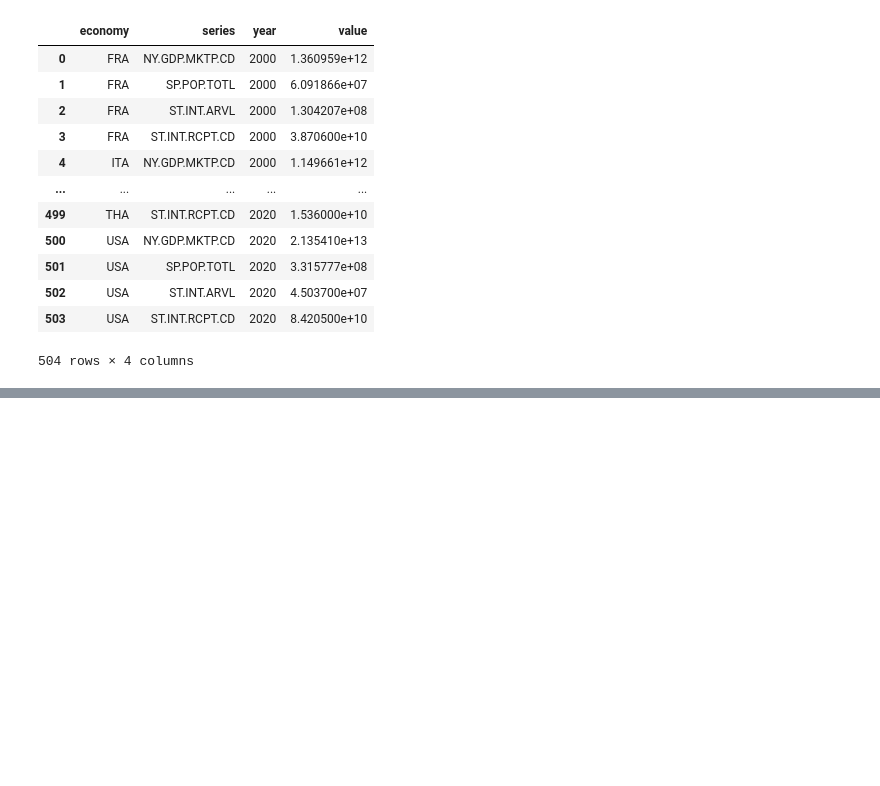
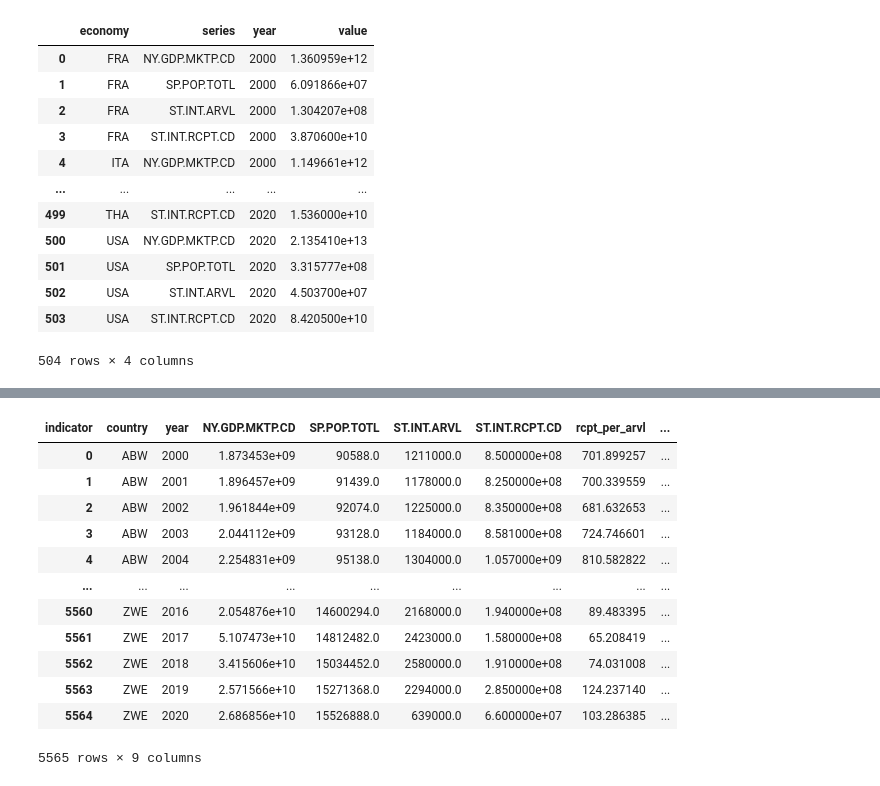
Before and after one commit to gamegtboyz/wb-top-traveling-analysis, a Jupyter notebook: test.ipynb, the cells around one changed output, grey strips where cells are left out. Drawn from its saved outputs; the diff is of its cells as text; code cells hidden in the pictures; blank space fills up the shorter version.

```diff
--- a/test.ipynb
+++ b/test.ipynb
@@ -261,0 +321,22 @@ data_long
+# %%
+pivot_data['rcpt_per_arvl'] = pivot_data['ST.INT.RCPT.CD'] / pivot_data['ST.INT.ARVL']
+pivot_data['rcpt_per_gdp'] = pivot_data['ST.INT.RCPT.CD'] / pivot_data['NY.GDP.MKTP.CD']
+pivot_data['arvl_per_gdp'] = pivot_data['ST.INT.ARVL'] / pivot_data['NY.GDP.MKTP.CD']
+# %%
+pivot_data['arvl_per_pop'] = pivot_data['ST.INT.ARVL'] / pivot_data['SP.POP.TOTL']
+# %%
+pivot_data
+# %% [output]
+| indicator | country | year | NY.GDP.MKTP.CD | SP.POP.TOTL | ST.INT.ARVL | ST.INT.RCPT.CD | rcpt_per_arvl | ... |
+| 0 | ABW | 2000 | 1.873453e+09 | 90588.0 | 1211000.0 | 8.500000e+08 | 701.899257 | ... |
+| 1 | ABW | 2001 | 1.896457e+09 | 91439.0 | 1178000.0 | 8.250000e+08 | 700.339559 | ... |
+| 2 | ABW | 2002 | 1.961844e+09 | 92074.0 | 1225000.0 | 8.350000e+08 | 681.632653 | ... |
+| 3 | ABW | 2003 | 2.044112e+09 | 93128.0 | 1184000.0 | 8.581000e+08 | 724.746601 | ... |
+| 4 | ABW | 2004 | 2.254831e+09 | 95138.0 | 1304000.0 | 1.057000e+09 | 810.582822 | ... |
+| ... | ... | ... | ... | ... | ... | ... | ... | ... |
+| 5560 | ZWE | 2016 | 2.054876e+10 | 14600294.0 | 2168000.0 | 1.940000e+08 | 89.483395 | ... |
+| 5561 | ZWE | 2017 | 5.107473e+10 | 14812482.0 | 2423000.0 | 1.580000e+08 | 65.208419 | ... |
+| 5562 | ZWE | 2018 | 3.415606e+10 | 15034452.0 | 2580000.0 | 1.910000e+08 | 74.031008 | ... |
+| 5563 | ZWE | 2019 | 2.571566e+10 | 15271368.0 | 2294000.0 | 2.850000e+08 | 124.237140 | ... |
+| 5564 | ZWE | 2020 | 2.686856e+10 | 15526888.0 | 639000.0 | 6.600000e+07 | 103.286385 | ... |
+5565 rows × 9 columns
```
Also changed, not shown: parts of 18 cells of this notebook, 2 other files.
